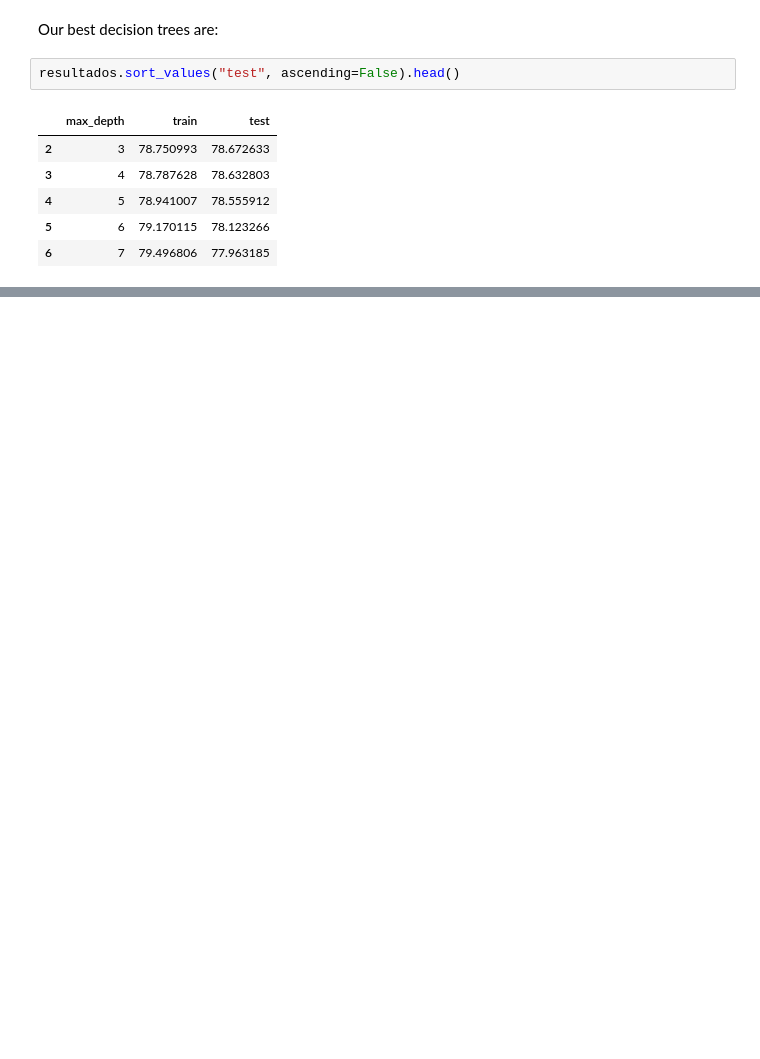
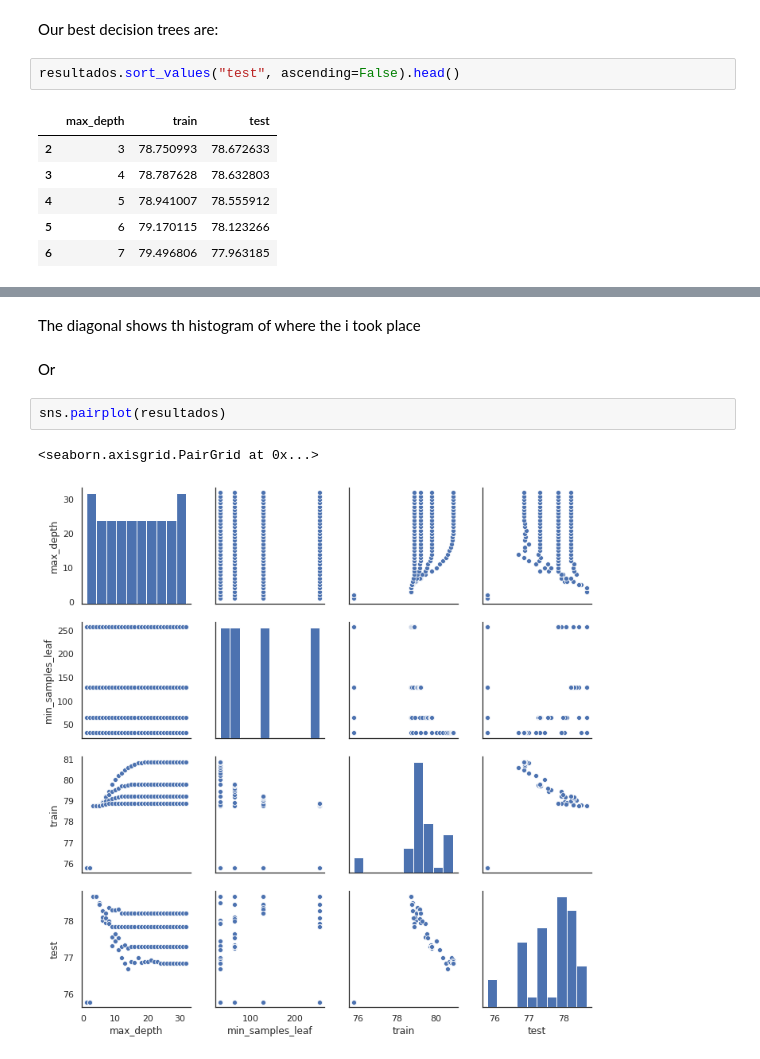
Before and after one commit to MarceloPiemonteRibeiro/learning-Machine-learning, a Jupyter notebook: Optimization/Choosing_parameters_to_optimize_models.ipynb, the cells around one changed output, grey strips where cells are left out. Drawn from its saved outputs; the diff is of its cells as text; blank space fills up the shorter version.

```diff
--- a/Optimization/Choosing_parameters_to_optimize_models.ipynb
+++ b/Optimization/Choosing_parameters_to_optimize_models.ipynb
@@ -394,0 +560,9 @@ resultados.sort_values("test", ascending=False).head()
+# %% [markdown]
+The diagonal shows th histogram of where the i took place
+# %% [markdown]
+Or
+# %%
+sns.pairplot(resultados)
+# %% [output]
+<seaborn.axisgrid.PairGrid at 0x...>
+[figure, added]
```
Also changed, not shown: parts of 29 cells of this notebook.
